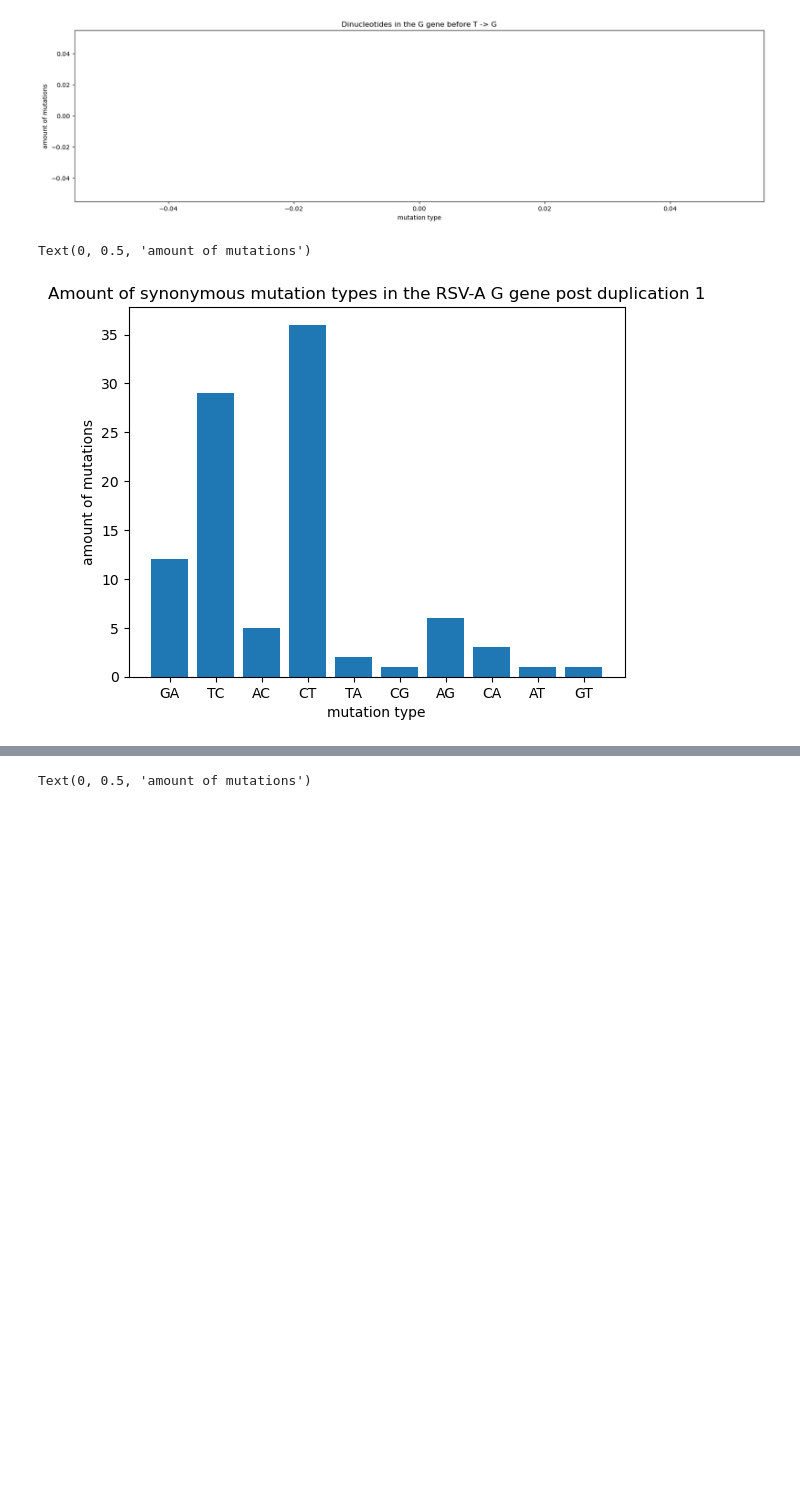
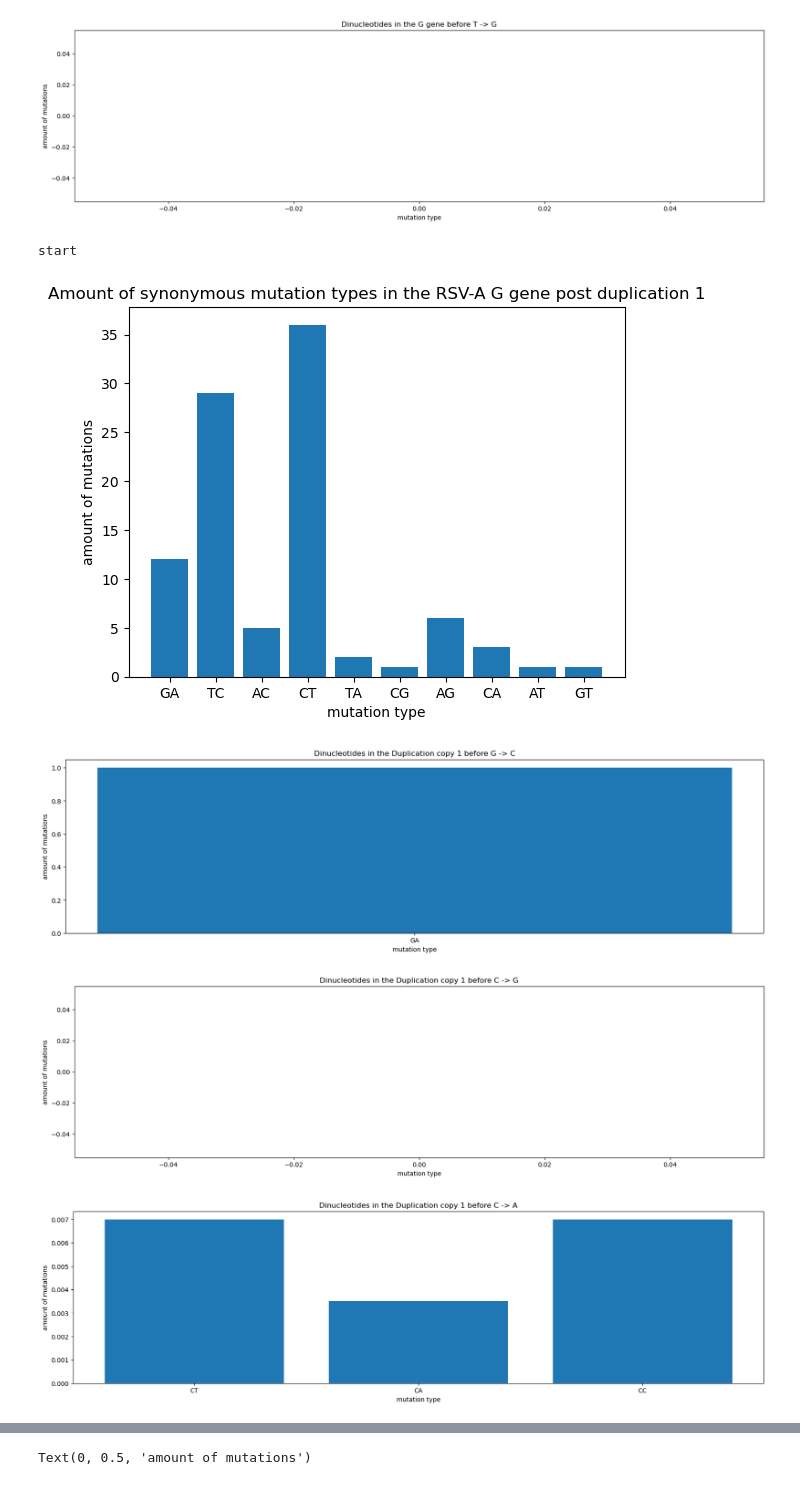
Before and after one commit to LauraU123/mutation_patterns, a Jupyter notebook: all_mutations.ipynb, the cells around one changed output, grey strips where cells are left out. Cells and saved outputs as stored; diff of their text form; code cells hidden in the pictures; blank space fills up the shorter version.

Commit message:
dinucleotides added

```diff
--- a/all_mutations.ipynb
+++ b/all_mutations.ipynb
@@ -436,10 +436,16 @@ plt.ylabel("amount of mutations")
 
 ##finish in 15 min
 all_dinucleotides = []
+print('start')
+duplication_file = SeqIO.parse("data/last_reconstruction.fasta", 'fasta')
 for entry in duplication_file:
-    for i in G_only_muts[entry.id]:
-        location_of_interest = int(i[1:-1])
-        dinucleotide_and_mut = entry.seq[location_of_interest-3:location_of_interest-1] + f'{i[0]}{i[-1]}'
+    #print(entry)
+    for i in synonymous_1_refined[entry.id]:
+        location = int(i[2:])
+        #print(entry.seq[location-2: location+1])
+        location_of_interest = int(i[2:])
+        dinucleotide_and_mut = entry.seq[location-3: location-1] + f'{i[1]}{i[0]}'
+        #print(dinucleotide_and_mut)
         all_dinucleotides.append(str(dinucleotide_and_mut))
 
 
@@ -462,32 +468,35 @@ for item_ in all_dinucleotides:
 
 dinucl_counter = Counter(all_dinucleotides)
 gc_counter = Counter(gc_list)
 cg_counter = Counter(cg_list)
 ca_counter = Counter(ca_list)
 ct_counter = Counter(ct_list)
 ga_counter = Counter(ga_list)
 ag_counter = Counter(ag_list)
 tc_counter = Counter(tc_list)
 gt_counter = Counter(gt_list)
 at_counter = Counter(at_list)
 ac_counter = Counter(ac_list)
 ta_counter = Counter(ta_list)
 tg_counter = Counter(tg_list)
 
 counters = [gc_counter, cg_counter, ca_counter, ct_counter,ga_counter, ag_counter, tc_counter, gt_counter, at_counter, ac_counter, ta_counter, tg_counter]
 type_= ["GC", "CG", "CA", "CT", "GA", "AG", "TC", "GT", "AT", "AC", "TA", "TG"]
 
 for (i,counter_), typ in zip(enumerate(counters), type_):
     plt_1 = plt.figure(figsize=(20, 5))
     for mut, freq in all_mut_freq.items():
         if mut == typ:
             values_weighed = [val/freq for val in counter_.values()]
             dinucl = [key[:2] for key in counter_.keys()]
             plt.bar(dinucl, values_weighed)
-            plt.title(f"Dinucleotides in the G gene before {typ[0]} -> {typ[1]}")
+            plt.title(f"Dinucleotides in the Duplication copy 1 before {typ[0]} -> {typ[1]}")
             plt.xlabel("mutation type")
             plt.ylabel("amount of mutations")
 plt.show()
 # %% [output]
-Text(0, 0.5, 'amount of mutations')
+start
 [figure]
+[figure, added]
+[figure, added]
+[figure, added]
```
Also changed, not shown: parts of 1 cell of this notebook.
